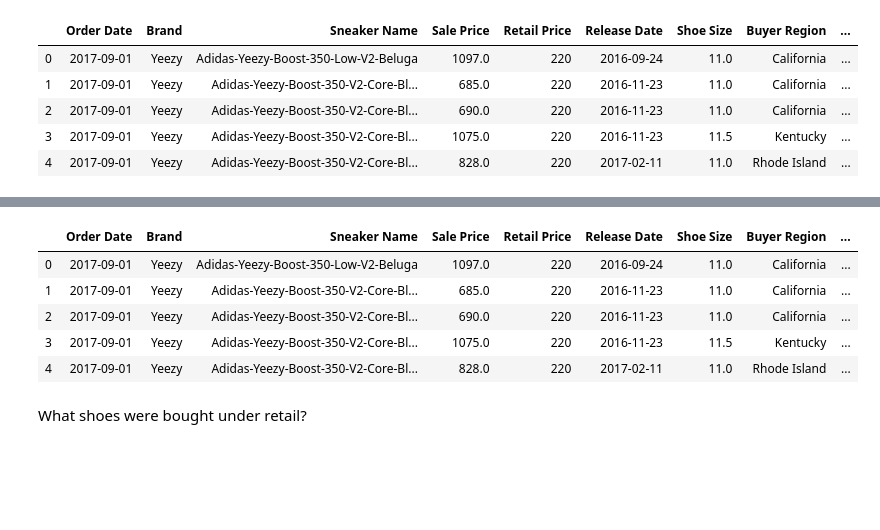
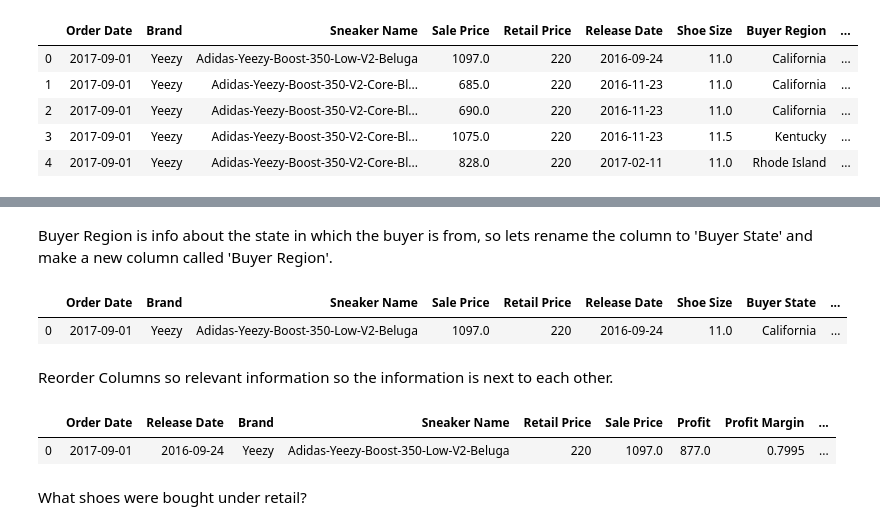
Before and after one commit to HienHa34/Yeezy-vs.-Off-White, a Jupyter notebook: EDA.ipynb, the cells around one changed output, grey strips where cells are left out. Saved outputs shown, nothing was run; the diff lists cells and outputs as text; code cells hidden in the pictures; blank space fills up the shorter version.

```diff
--- a/EDA.ipynb
+++ b/EDA.ipynb
@@ -38,0 +71,2 @@ False
+# %%
+df = df.apply(lambda x: x.replace(' Yeezy', 'Yeezy'))
@@ -125,5 +165,5 @@ Create Profit Margin Column
 # %%
-df['Profit Margin'] = ((df['Sale Price']-df['Retail Price'])/ df['Sale Price']).round(4)
+df['Profit Margin'] = (df['Profit']/ df['Sale Price']).round(4)
 # %%
 df.head()
 # %% [output]
@@ -139,0 +176,2 @@ df['Profit'] = df['Sale Price']-df['Retail Price']
+# %% [markdown]
+Buyer Region is info about the state in which the buyer is from, so lets rename the column to 'Buyer State' and make a new column called 'Buyer Region'.
@@ -140,9 +190,11 @@ df['Profit'] = df['Sale Price']-df['Retail Price']
+# %%
+df.rename(columns = {'Buyer Region': 'Buyer State'}, inplace = True)
+# %%
+df['Buyer Region'] = df['Buyer State'].apply(lambda x : region(x))
 # %%
-df.head()
+df.head(1)
 # %% [output]
-|  | Order Date | Brand | Sneaker Name | Sale Price | Retail Price | Release Date | Shoe Size | Buyer Region | ... |
+|  | Order Date | Brand | Sneaker Name | Sale Price | Retail Price | Release Date | Shoe Size | Buyer State | ... |
 | 0 | 2017-09-01 | Yeezy | Adidas-Yeezy-Boost-350-Low-V2-Beluga | 1097.0 | 220 | 2016-09-24 | 11.0 | California | ... |
-| 1 | 2017-09-01 | Yeezy | Adidas-Yeezy-Boost-350-V2-Core-Bl... | 685.0 | 220 | 2016-11-23 | 11.0 | California | ... |
-| 2 | 2017-09-01 | Yeezy | Adidas-Yeezy-Boost-350-V2-Core-Bl... | 690.0 | 220 | 2016-11-23 | 11.0 | California | ... |
-| 3 | 2017-09-01 | Yeezy | Adidas-Yeezy-Boost-350-V2-Core-Bl... | 1075.0 | 220 | 2016-11-23 | 11.5 | Kentucky | ... |
-| 4 | 2017-09-01 | Yeezy | Adidas-Yeezy-Boost-350-V2-Core-Bl... | 828.0 | 220 | 2017-02-11 | 11.0 | Rhode Island | ... |
+# %% [markdown]
+Reorder Columns so relevant information so the information is next to each other.
@@ -148,0 +203,5 @@ df.head()
+# %%
+df.head(1)
+# %% [output]
+|  | Order Date | Release Date | Brand | Sneaker Name | Retail Price | Sale Price | Profit | Profit Margin | ... |
+| 0 | 2017-09-01 | 2016-09-24 | Yeezy | Adidas-Yeezy-Boost-350-Low-V2-Beluga | 220 | 1097.0 | 877.0 | 0.7995 | ... |
```
Also changed, not shown: parts of 129 cells of this notebook.
